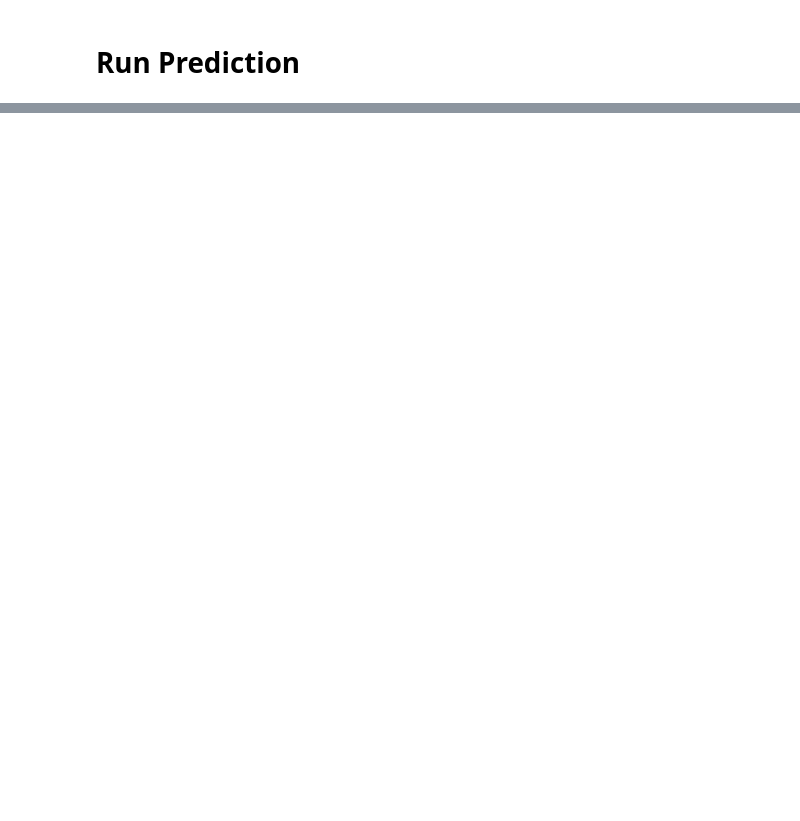
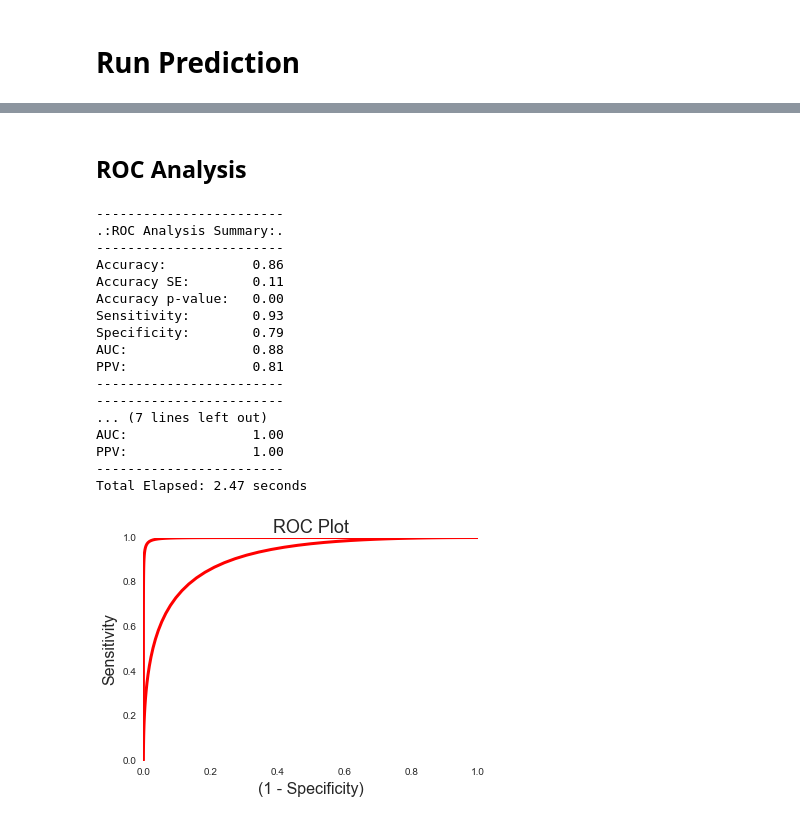
Before and after one commit to cosanlab/nltools, a Jupyter notebook: scripts/Neurolearn_Test_Script.ipynb, the cells around one changed output, grey strips where cells are left out. Cells and saved outputs as stored; diff of their text form; code cells hidden in the pictures; blank space fills up the shorter version.

Commit message:
added forced choice option to roc

```diff
--- a/scripts/Neurolearn_Test_Script.ipynb
+++ b/scripts/Neurolearn_Test_Script.ipynb
@@ -104 +126,43 @@ Total Elapsed: 4.15 seconds
+# %% [markdown]
+## ROC Analysis
+# %%
+tic = time.time() #Start Timer
+
+# Create Variables
+negvneu.yfit
+include = (negvneu.Y==3) | (negvneu.Y==1)
+input_values = negvneu.yfit[include]
+binary_outcome = negvneu.Y[include]
+binary_outcome = binary_outcome==3
+
+# Single-Interval
+roc = Roc(input_values=input_values, binary_outcome=binary_outcome)
+roc.plot()
+roc.summary()
+
+# Forced Choice
+roc_fc = Roc(input_values=input_values, binary_outcome=binary_outcome, forced_choice=True)
+roc_fc.plot()
+roc_fc.summary()
+
+print 'Total Elapsed: %.2f seconds' % (time.time() - tic) #Stop timer
+# %% [output]
+------------------------
+.:ROC Analysis Summary:.
+------------------------
+Accuracy:           0.86
+Accuracy SE:        0.11
+Accuracy p-value:   0.00
+Sensitivity:        0.93
+Specificity:        0.79
+AUC:                0.88
+PPV:                0.81
+------------------------
+------------------------
+... (7 lines left out)
+AUC:                1.00
+PPV:                1.00
+------------------------
+Total Elapsed: 2.47 seconds
+[figure, added]
 # %%
```
Also changed, not shown: parts of 8 cells of this notebook, 4 other files.
